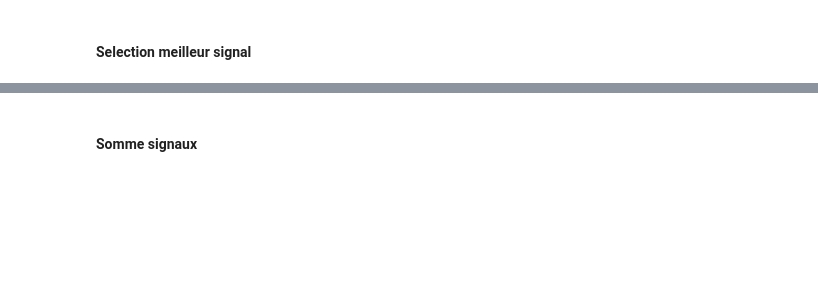
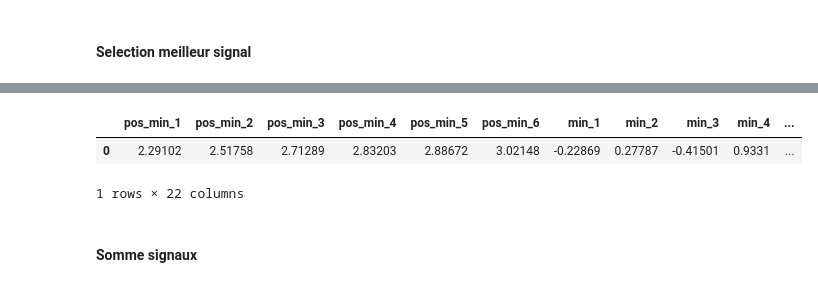
Before and after one commit to brouailalexandre/pesage-par-pont, a Jupyter notebook: Jupyter notebook/Conversion fichier txt.ipynb, the cells around one changed output, grey strips where cells are left out. Cells and saved outputs as stored; diff of their text form; code cells hidden in the pictures; blank space fills up the shorter version.

```diff
--- a/Jupyter notebook/Conversion fichier txt.ipynb
+++ b/Jupyter notebook/Conversion fichier txt.ipynb
@@ -120,3 +120,42 @@ plt.show()
+# %%
+min_list = []
+max_list = []
+
+pic = best[1].sort_values(by=0).reset_index(drop=True)
+
+for x in pic.index:
+    if x%2:
+        max_list.append(x)
+    else:
+        min_list.append(x)
+
+min_sig = pic.iloc[min_list,:]
+max_sig = pic.iloc[max_list,:]
+# %%
+var_name = ['pos_min_', 'min_', 'pos_max_', 'max_']
+var_list = []
+
+for elt in var_name:
+    if elt == var_name[0] or elt == var_name[1]:
+        var_list.append(list_multiple_var(elt, 1, len(min_sig)))
+    else:
+        var_list.append(list_multiple_var(elt, 1, len(max_sig)))
+# %%
+pos_min = min_sig[[0]].T.reset_index(drop=True)
+min_ampl = min_sig[[1]].T.reset_index(drop=True)
+pos_max = max_sig[[0]].T.reset_index(drop=True)
+max_ampl = max_sig[[1]].T.reset_index(drop=True)
+
+pos_min.columns = var_list[0]
+min_ampl.columns = var_list[1]
+pos_max.columns = var_list[2]
+max_ampl.columns = var_list[3]
+# %%
+pd.concat([,pos_min, min_ampl, pos_max, max_ampl], axis=1)
+# %% [output]
+|  | pos_min_1 | pos_min_2 | pos_min_3 | pos_min_4 | pos_min_5 | pos_min_6 | min_1 | min_2 | min_3 | min_4 | ... |
+| 0 | 2.29102 | 2.51758 | 2.71289 | 2.83203 | 2.88672 | 3.02148 | -0.22869 | 0.27787 | -0.41501 | 0.9331 | ... |
+1 rows × 22 columns
 # %% [markdown]
 #### Somme signaux
 # %%
```
Also changed, not shown: parts of 5 cells of this notebook.
